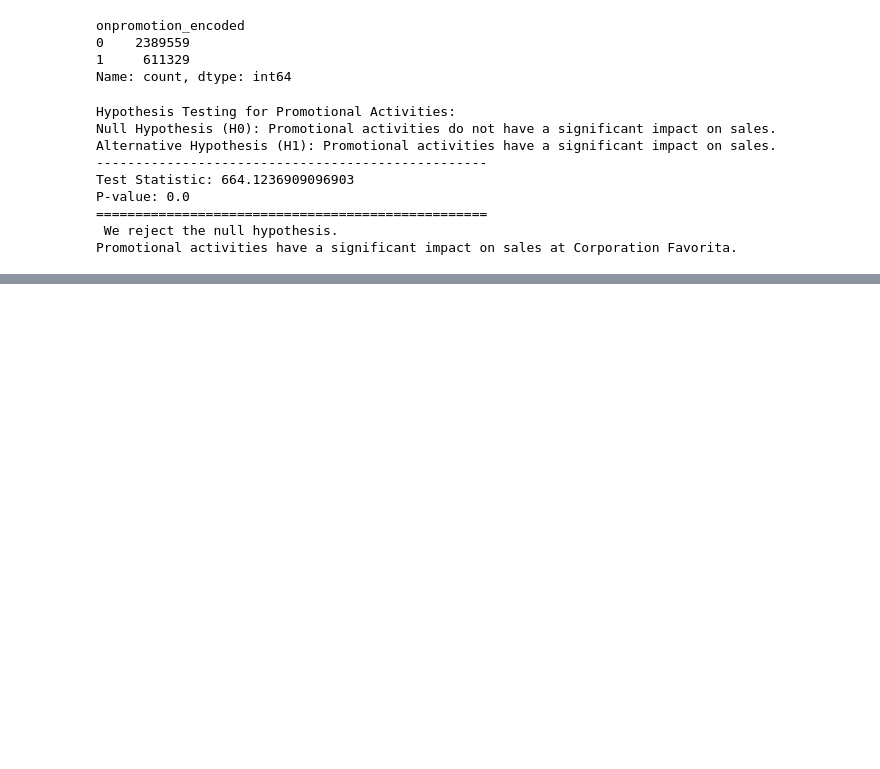
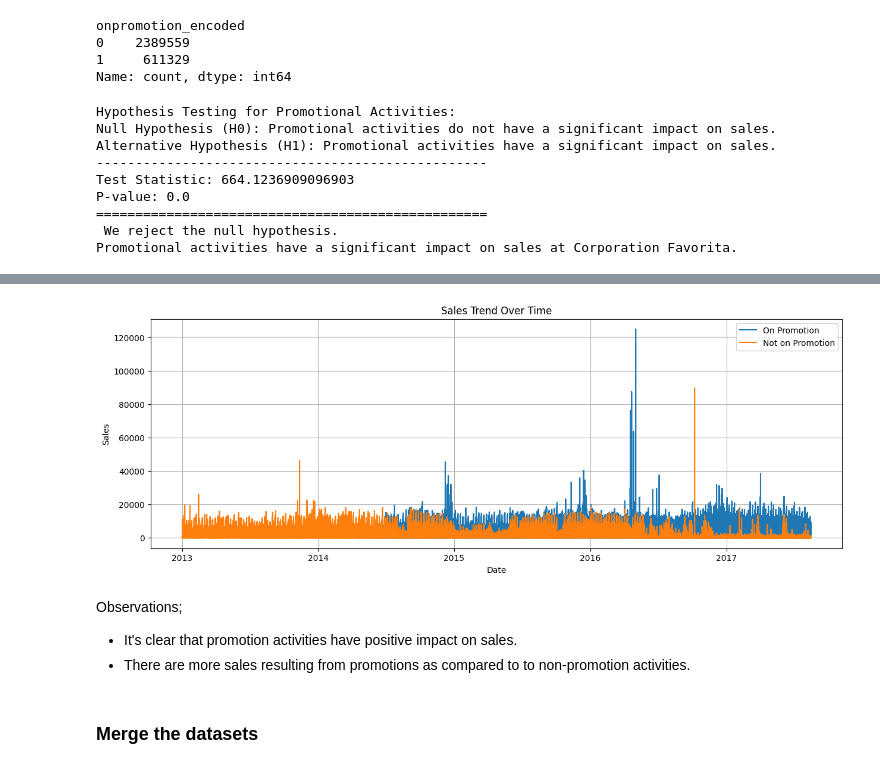
Before and after one commit to Victor-Osei/Time_Series_Analysis, a Jupyter notebook: tsa.ipynb, the cells around one changed output, grey strips where cells are left out. Saved outputs shown, nothing was run; the diff lists cells and outputs as text; code cells hidden in the pictures; blank space fills up the shorter version.

```diff
--- a/tsa.ipynb
+++ b/tsa.ipynb
@@ -1005,0 +1067,19 @@ Promotional activities have a significant impact on sales at Corporation Favorit
+# %%
+# Plot sales trend over time for items on promotion and items not on promotion
+plt.figure(figsize=(15, 5))
+plt.plot(train_data[train_data['onpromotion_encoded'] == 1].index, sales_on_promotion, label='On Promotion')
+plt.plot(train_data[train_data['onpromotion_encoded'] == 0].index, sales_not_on_promotion, label='Not on Promotion')
+plt.title('Sales Trend Over Time')
+plt.xlabel('Date')
+plt.ylabel('Sales')
+plt.legend()
+plt.grid(True)
+plt.show()
+# %% [output]
+[figure, added]
+# %% [markdown]
+Observations;
+* It's clear that promotion activities have positive impact on sales.
+* There are more sales resulting from promotions as compared to to non-promotion activities.
+# %% [markdown]
+### Merge the datasets
```
Also changed, not shown: parts of 40 cells of this notebook.
